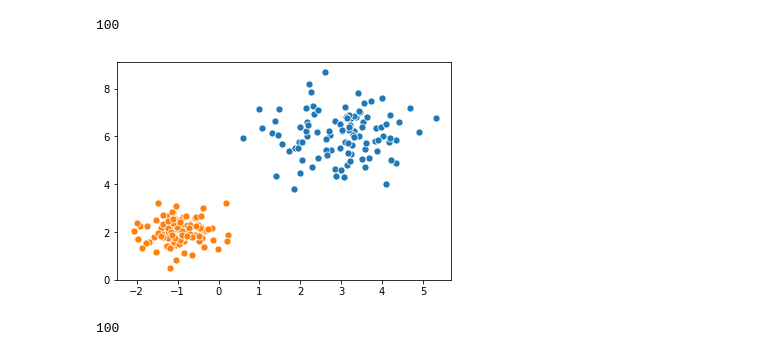
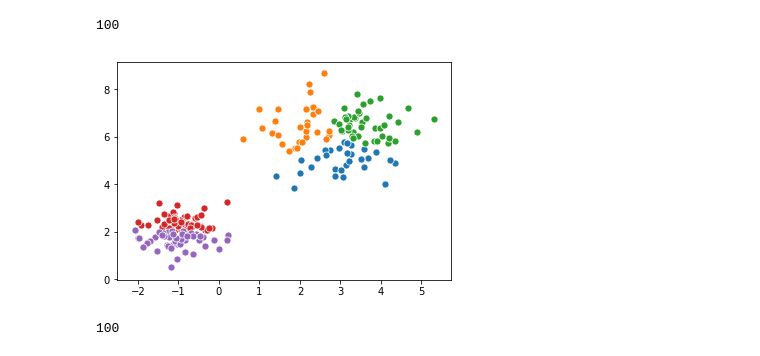
Before and after one commit to Jean-KOUAGOU/Implementation-from-skratch, a Jupyter notebook: N'dah-Jean_Kmeans_generalised_original_work.ipynb, the cells around one changed output. Saved outputs shown, nothing was run; the diff lists cells and outputs as text; code cells hidden in the pictures.

```diff
--- a/N'dah-Jean_Kmeans_generalised_original_work.ipynb
+++ b/N'dah-Jean_Kmeans_generalised_original_work.ipynb
@@ -86,10 +86,10 @@ class Jean_Kmean(object):
             sn.scatterplot(np.array(Classes[i])[:,0], np.array(Classes[i])[:,1], s=50)
 # %%
 
-Kmeans=Jean_Kmean(Data_xy, 2)
+Kmeans=Jean_Kmean(Data_xy, 5)
 Kmeans.PlotClusters()
 # %% [output]
-[figure, old version]
+[figure, new version]
 # %%
 target[target==1].count()
 # %% [output]
```
Also changed, not shown: 4 other files.
